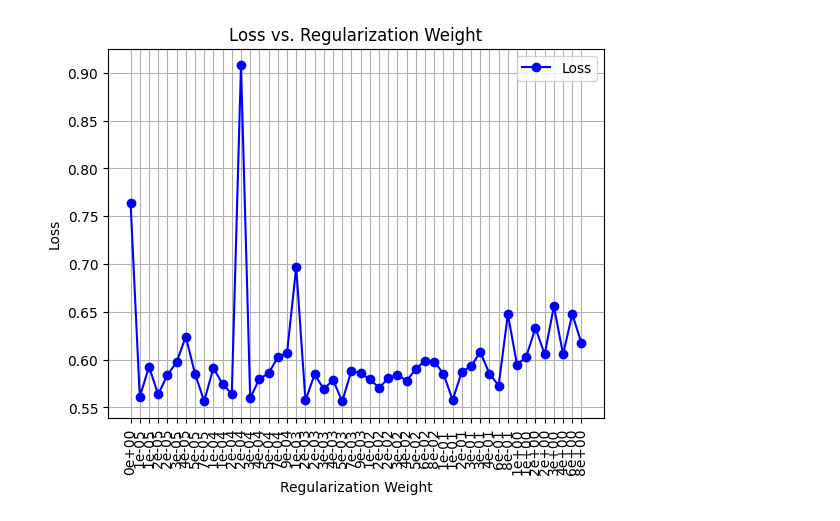
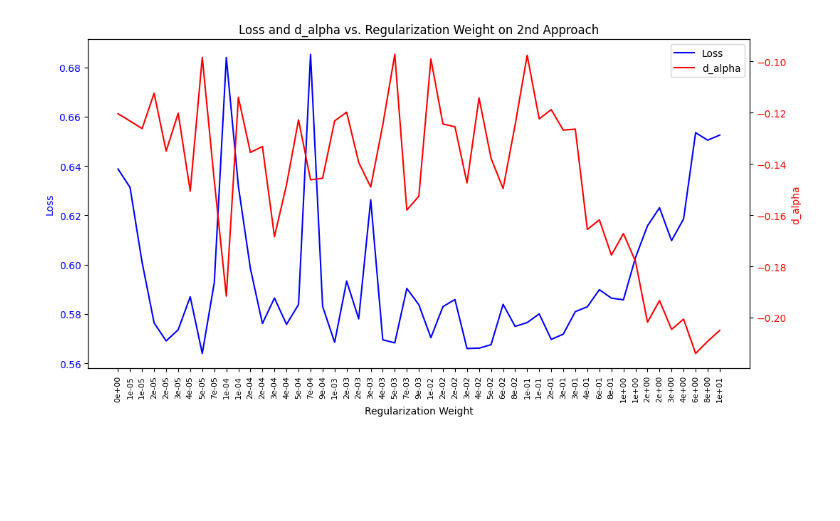
Before and after one commit to whyhardt/closedloop_rl, a Jupyter notebook: trace_analysis.ipynb, the cells around one changed output. Saved outputs shown, nothing was run; the diff lists cells and outputs as text; code cells hidden in the pictures; blank space fills up the shorter version.

```diff
--- a/trace_analysis.ipynb
+++ b/trace_analysis.ipynb
@@ -27,0 +26,11 @@ display(df)
+# %%
+# extracting alpha
+df['sindy_alpha'] = df['xQr'].str.extract(r'\+ (\d+\.\d+) cr\[k\]').astype(float)
+# comparing alphas
+df['d_alpha'] = df['sindy_alpha'] - df['alpha']
+#comparing betas
+df['d_beta'] = df['sindy_beta'] - df['beta']
+# %%
+# grouping the weights and use average
+df = df.groupby('weight')[['loss', 'd_alpha', 'd_beta']].mean().reset_index()
+print(df)
@@ -28,29 +55,40 @@ display(df)
 # %%
 def scientific_format(x, pos):
     return f'{x:.0e}'
 
 # Create a formatter
 formatter = FuncFormatter(scientific_format)
 
 # Plot using indices for equal spacing
 indices = range(len(df))
-plt.plot(indices, df['loss'], label='Loss', color='blue', marker='o', linestyle='-')
+fig, ax1 = plt.subplots(figsize=(12, 6))
 
-# Set x-ticks to the indices and labels to the original weights with scientific notation and smaller font size
-plt.xticks(indices, [scientific_format(x, None) for x in df['weight']], rotation='vertical', fontsize=10)
-
-# Add titles and labels
-plt.title('Loss vs. Regularization Weight')
-plt.xlabel('Regularization Weight')
-plt.ylabel('Loss')
+# Plot the first line (Loss vs. Regularization Weight) on the primary y-axis
+ax1.plot(indices, df['loss'], label='Loss', color='blue', linestyle='-')
+ax1.set_xlabel('Regularization Weight')
+ax1.set_ylabel('Loss', color='blue')
+ax1.tick_params(axis='y', labelcolor='blue')
+ax1.set_xticks(indices)
+ax1.set_xticklabels([scientific_format(x, None) for x in df['weight']], rotation='vertical', fontsize=8)
 
 # Add a grid
-plt.grid(True)
+ax1.grid(False)
+
+# Create a secondary y-axis
+ax2 = ax1.twinx()
+
+# Plot the second line on the secondary y-axis
+ax2.plot(indices, df['d_alpha'], label='d_alpha', color='red', linestyle='-')
+ax2.set_ylabel('d_alpha', color='red')
+ax2.tick_params(axis='y', labelcolor='red')
+
+# Add a title
+plt.title('Loss and d_alpha vs. Regularization Weight on 2nd Approach')
 
 # Add a legend
-plt.legend()
+fig.legend(loc='upper right', bbox_to_anchor=(1,1), bbox_transform=ax1.transAxes)
 
 # Display the plot
 plt.show()
 # %% [output]
-[figure, old version]
+[figure, new version]
```
Also changed, not shown: parts of 13 cells of this notebook, 3 other files.
